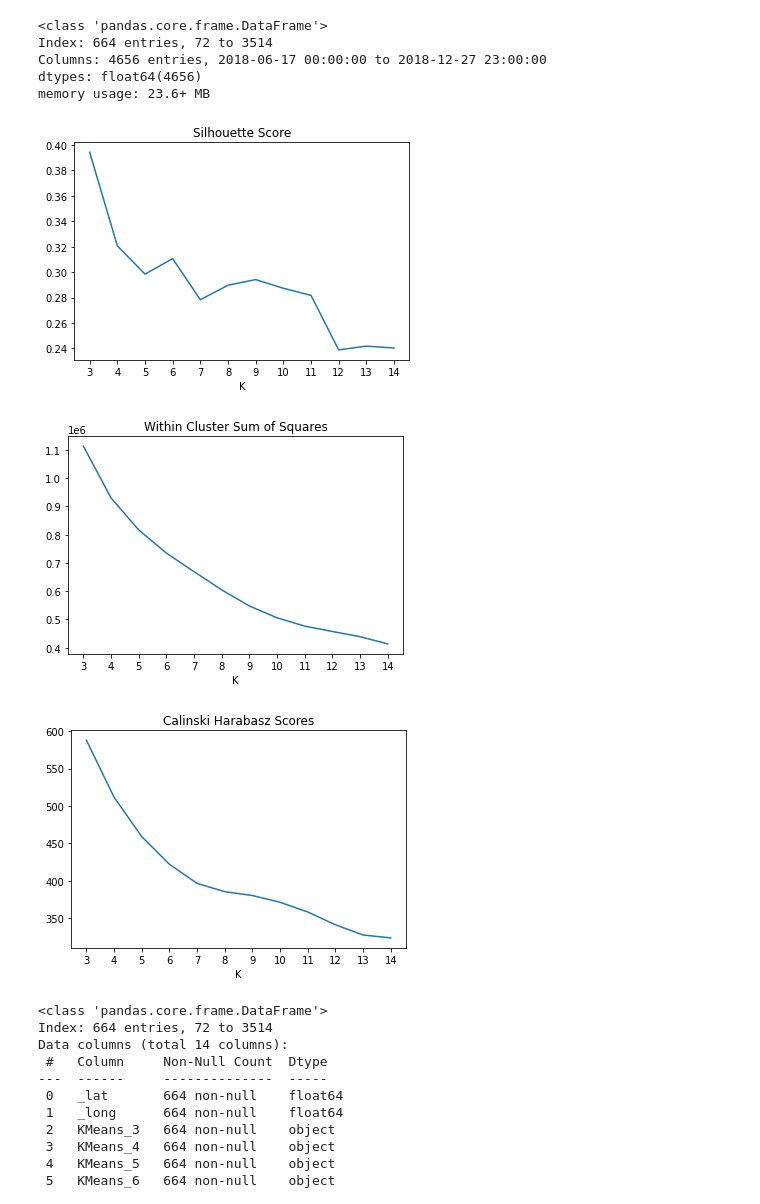
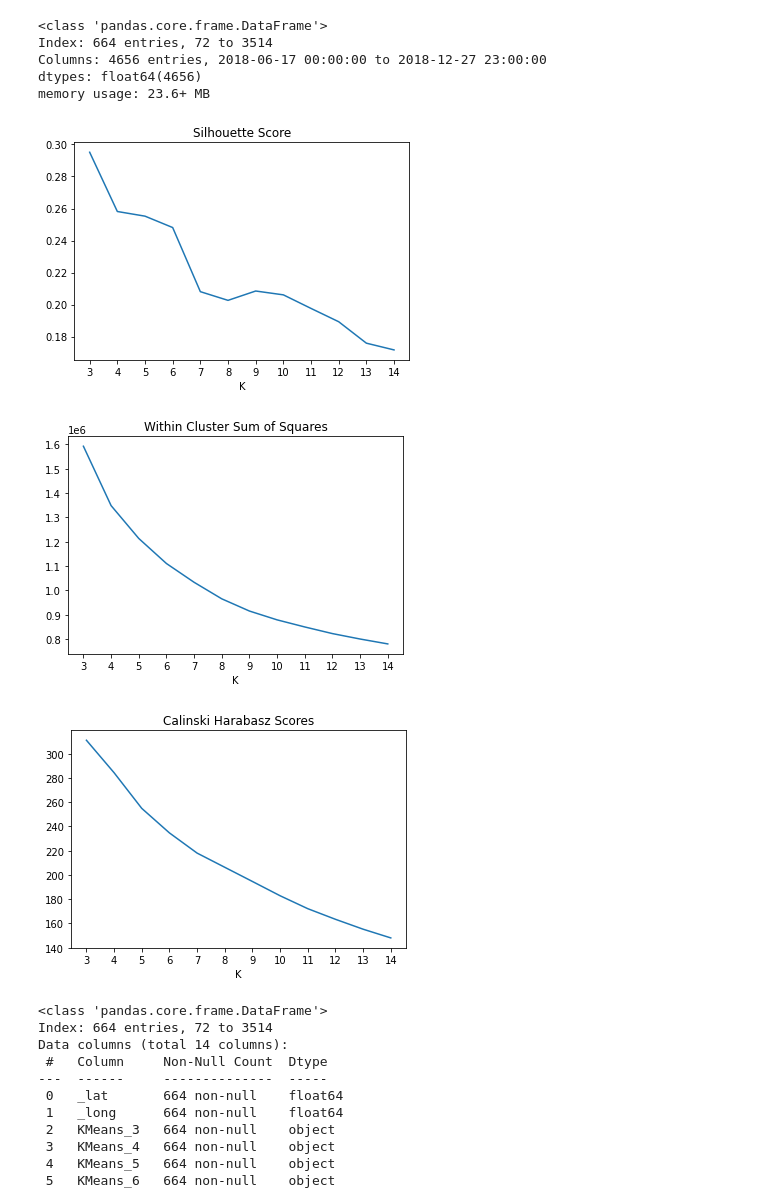
Before and after one commit to mitkrieg/citibike-timeseries, a Jupyter notebook: 03_clustering.ipynb, the cells around one changed output. Saved outputs shown, nothing was run; the diff lists cells and outputs as text; code cells hidden in the pictures.

Commit message:
additional clustering

```diff
--- a/03_clustering.ipynb
+++ b/03_clustering.ipynb
@@ -38,23 +34,23 @@ memory usage: 23.6+ MB
 # %%
 scaler = StandardScaler()
 
-system_daily_scl = scaler.fit_transform(system_daily)
+system_forcast_scl = scaler.fit_transform(system_forcast_scl)
 # %%
 k_means = []
 sil_scores = []
 
 for k in range(3,15):
-    model = KMeans(n_clusters=k).fit(system_daily_scl)
+    model = KMeans(n_clusters=k).fit(system_forcast_scl)
     k_means.append(model)
-    sil_scores.append(silhouette_score(system_daily_scl,model.labels_))
+    sil_scores.append(silhouette_score(system_forcast_scl,model.labels_))
 
 plt.plot(range(3,15),sil_scores)
 plt.xticks(range(3,15))
 plt.title('Silhouette Score')
 plt.xlabel('K')
 plt.show()
 # %% [output]
-[figure, old version]
+[figure, new version]
 # %%
 wcss = [model.inertia_ for model in k_means]
 
@@ -64,9 +60,9 @@ plt.title('Within Cluster Sum of Squares')
 plt.xlabel('K')
 plt.show()
 # %% [output]
-[figure, old version]
+[figure, new version]
 # %%
-CH = [calinski_harabasz_score(system_daily_scl, model.labels_) for model in k_means]
+CH = [calinski_harabasz_score(system_forcast_scl, model.labels_) for model in k_means]
 
 plt.plot(range(3,15),CH)
 plt.xticks(range(3,15))
@@ -74,7 +70,7 @@ plt.title('Calinski Harabasz Scores')
 plt.xlabel('K')
 plt.show()
 # %% [output]
-[figure, old version]
+[figure, new version]
 # %%
 year_2018 = pickle.load(open('./pickle/historical.pickle','rb'))
 # %%
```
Also changed, not shown: parts of 20 cells of this notebook, 1 other file.
